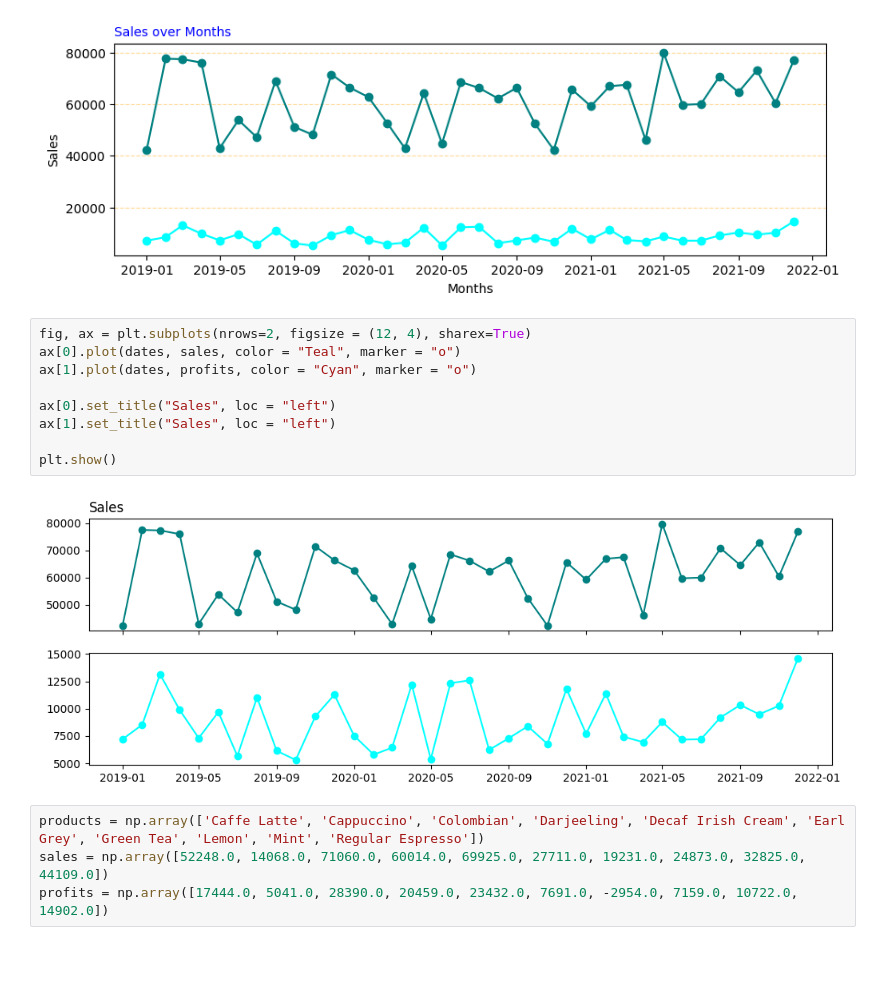
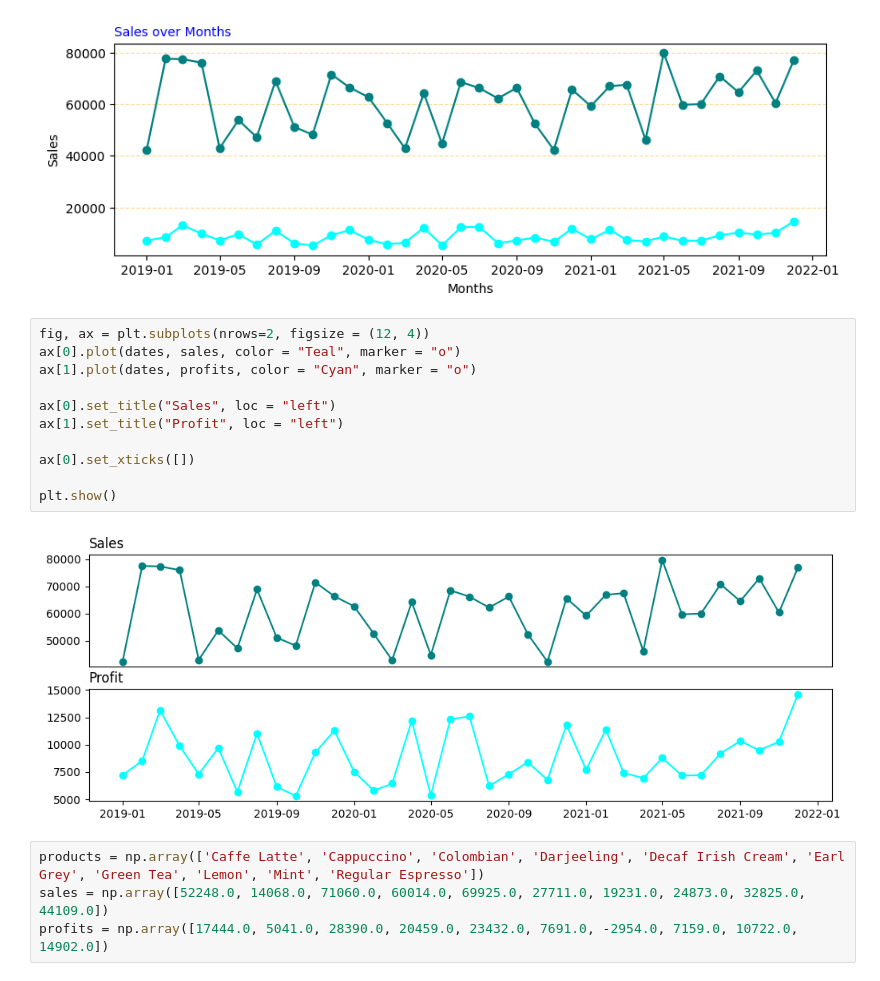
Before and after one commit to knowledge-corner/Renault-Nissan-Python-Training, a Jupyter notebook: Day - 3.ipynb, the cells around one changed output. Drawn from its saved outputs; the diff is of its cells as text.

```diff
--- a/Day - 3.ipynb
+++ b/Day - 3.ipynb
@@ -381,16 +381,18 @@ plt.show()
 # %% [output]
 [figure]
 # %%
-fig, ax = plt.subplots(nrows=2, figsize = (12, 4), sharex=True)
+fig, ax = plt.subplots(nrows=2, figsize = (12, 4))
 ax[0].plot(dates, sales, color = "Teal", marker = "o")
 ax[1].plot(dates, profits, color = "Cyan", marker = "o")
 
 ax[0].set_title("Sales", loc = "left")
-ax[1].set_title("Sales", loc = "left")
+ax[1].set_title("Profit", loc = "left")
+
+ax[0].set_xticks([])
 
 plt.show()
 # %% [output]
-[figure, old version]
+[figure, new version]
 # %%
 products = np.array(['Caffe Latte', 'Cappuccino', 'Colombian', 'Darjeeling', 'Decaf Irish Cream', 'Earl Grey', 'Green Tea', 'Lemon', 'Mint', 'Regular Espresso'])
 sales = np.array([52248.0, 14068.0, 71060.0, 60014.0, 69925.0, 27711.0, 19231.0, 24873.0, 32825.0, 44109.0])
```
Also changed, not shown: parts of 5 cells of this notebook.
